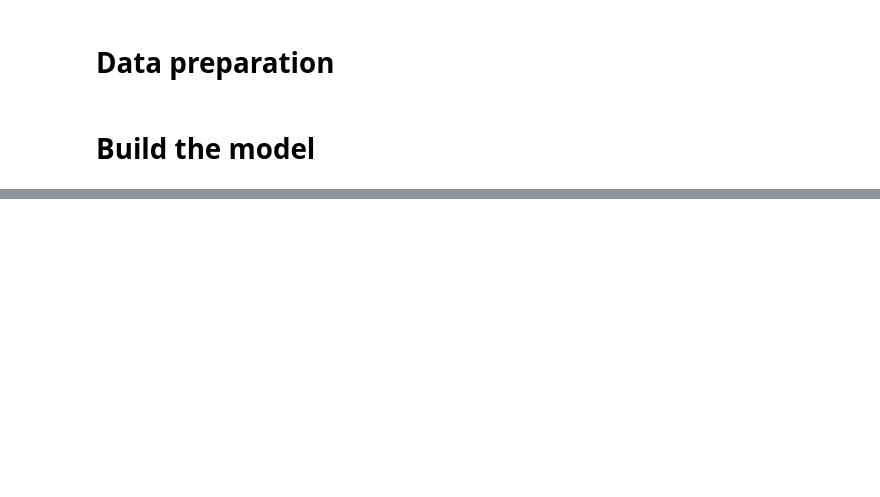
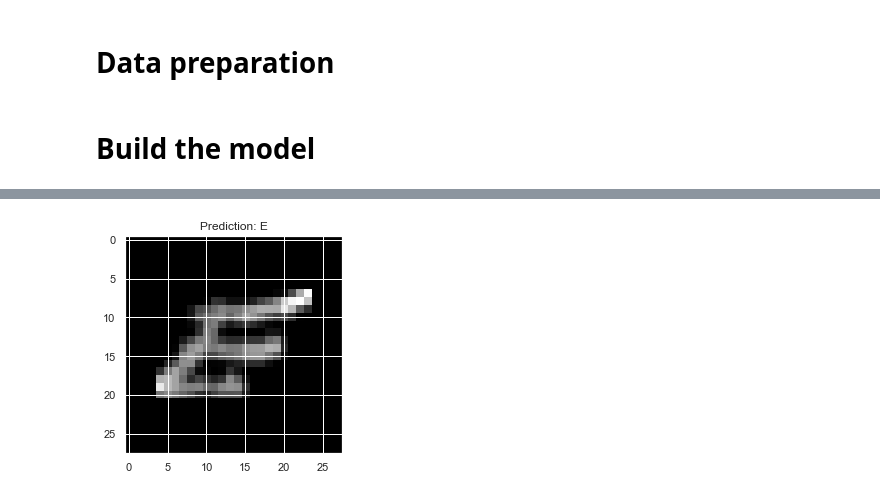
Before and after one commit to mohammedAljadd/smart-glasses, a Jupyter notebook: Model training/Handwriting recognition/1 - Handwritten recognition model .ipynb, the cells around one changed output, grey strips where cells are left out. Cells and saved outputs as stored; diff of their text form; code cells hidden in the pictures; blank space fills up the shorter version.

```diff
--- a/Model training/Handwriting recognition/1 - Handwritten recognition model .ipynb
+++ b/Model training/Handwriting recognition/1 - Handwritten recognition model .ipynb
@@ -164,8 +222,10 @@ scores = model.evaluate(X_test,y_test)
 # %%
 random_index = random.randrange(0, len(X_test))
 sample = X_test[random_index]
 image = np.expand_dims(sample, axis=0)
 pred = np.argmax(model.predict(image)[0])
-plt.imshow(sample)
+plt.imshow(sample, cmap='gray')
 plt.title(f"Prediction: {output_labels[pred]}")
 plt.show()
+# %% [output]
+[figure, added]
```
Also changed, not shown: parts of 10 cells of this notebook, 1 other file.
